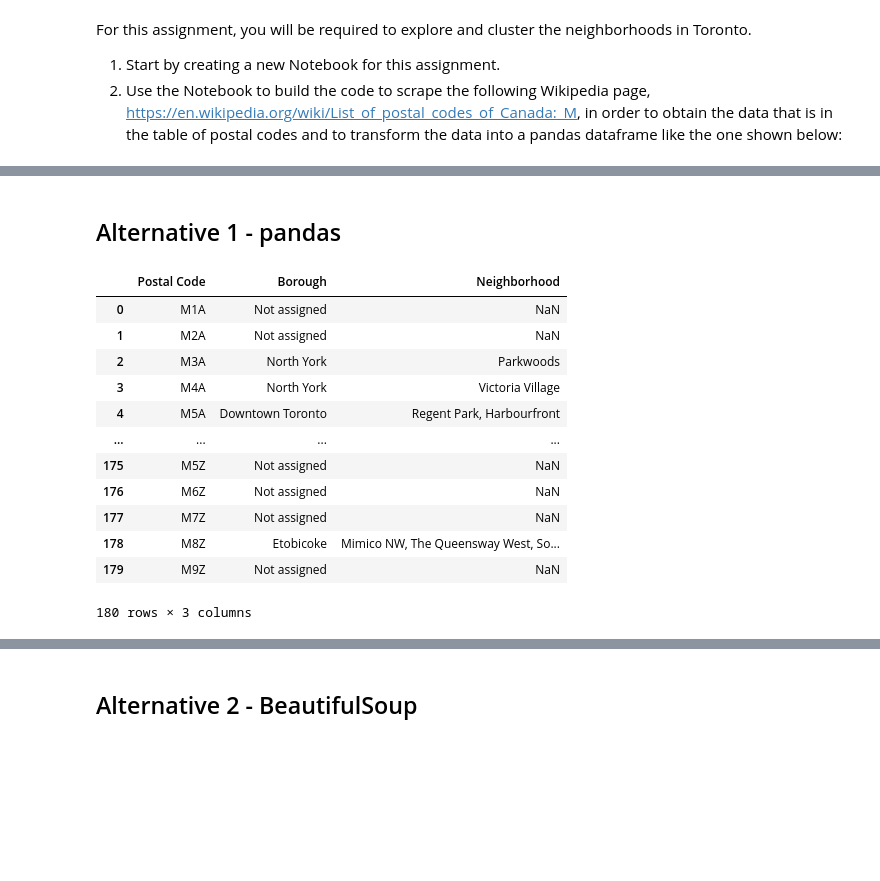
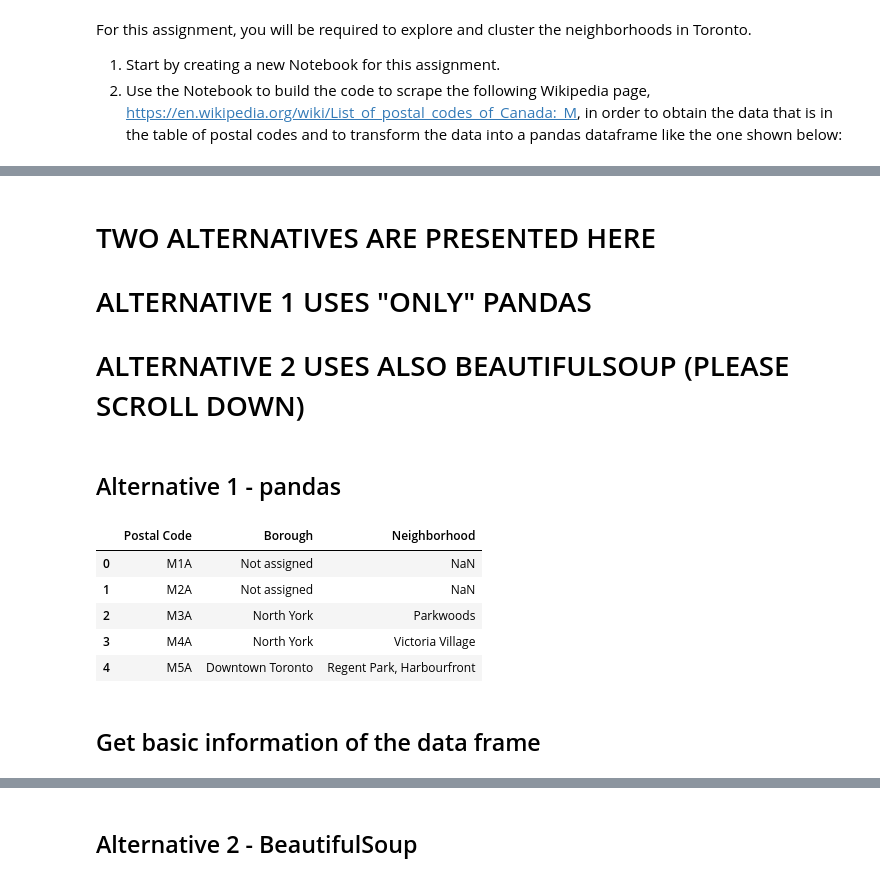
Before and after one commit to RocketClimber/Coursera_Capstone, a Jupyter notebook: TorontoNeighborhoods.ipynb, the cells around one changed output, grey strips where cells are left out. Cells and saved outputs as stored; diff of their text form; code cells hidden in the pictures; blank space fills up the shorter version.

```diff
--- a/TorontoNeighborhoods.ipynb
+++ b/TorontoNeighborhoods.ipynb
@@ -11,6 +11,10 @@ For this assignment, you will be required to explore and cluster the neighborhoo
 2. Use the Notebook to build the code to scrape the following Wikipedia page, https://en.wikipedia.org/wiki/List_of_postal_codes_of_Canada:_M, in order to obtain the data that is in the table of postal codes and to transform the data into a pandas dataframe like the one shown below:
 # %% [markdown]
 ![Coursera image](https://d3c33hcgiwev3.cloudfront.net/imageAssetProxy.v1/7JXaz3NNEeiMwApe4i-fLg_40e690ae0e927abda2d4bde7d94ed133_Screen-Shot-2018-06-18-at-7.17.57-PM.png?expiry=1589414400000&hmac=XzHQN-7m3GJQYhlT8NyGjgPuEWl3iivMUr8EvLVFbVM)
+# %% [markdown]
+# TWO ALTERNATIVES ARE PRESENTED HERE
+# ALTERNATIVE 1 USES "ONLY" PANDAS
+# ALTERNATIVE 2 USES ALSO BEAUTIFULSOUP (PLEASE SCROLL DOWN)
 # %% [markdown]
 ## Alternative 1 - pandas
 # %%
@@ -19,22 +23,18 @@ import pandas as pd
 import numpy as np
 # %%
 # Returns list of all tables on page
-tables = pd.read_html(wikipedia_url)
+wikipedia_url='https://en.wikipedia.org/wiki/List_of_postal_codes_of_Canada:_M'
+tables = pd.read_html(wikipedia_url, flavor='html5lib')
 for table in tables:
     if 'Postal Code' in table:
-        pc_df = table
-pc_df
+        df_pandas = table
+df_pandas.head()
 # %% [output]
 |  | Postal Code | Borough | Neighborhood |
 | 0 | M1A | Not assigned | NaN |
 | 1 | M2A | Not assigned | NaN |
 | 2 | M3A | North York | Parkwoods |
 | 3 | M4A | North York | Victoria Village |
 | 4 | M5A | Downtown Toronto | Regent Park, Harbourfront |
-| ... | ... | ... | ... |
-| 175 | M5Z | Not assigned | NaN |
-| 176 | M6Z | Not assigned | NaN |
-| 177 | M7Z | Not assigned | NaN |
-| 178 | M8Z | Etobicoke | Mimico NW, The Queensway West, So... |
-| 179 | M9Z | Not assigned | NaN |
-180 rows × 3 columns
+# %% [markdown]
+## Get basic information of the data frame
```
Also changed, not shown: parts of 36 cells of this notebook.
